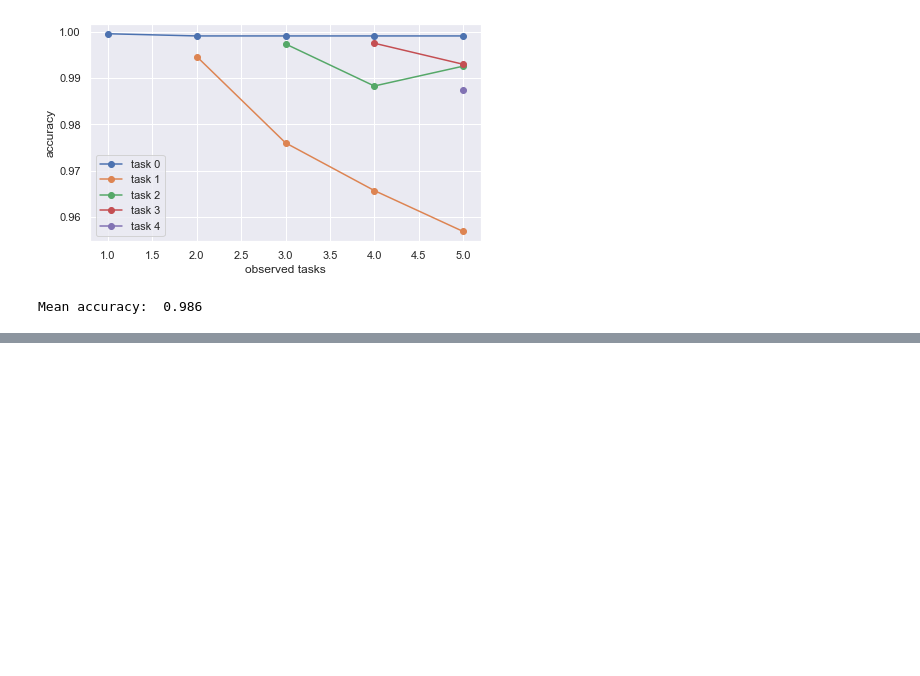
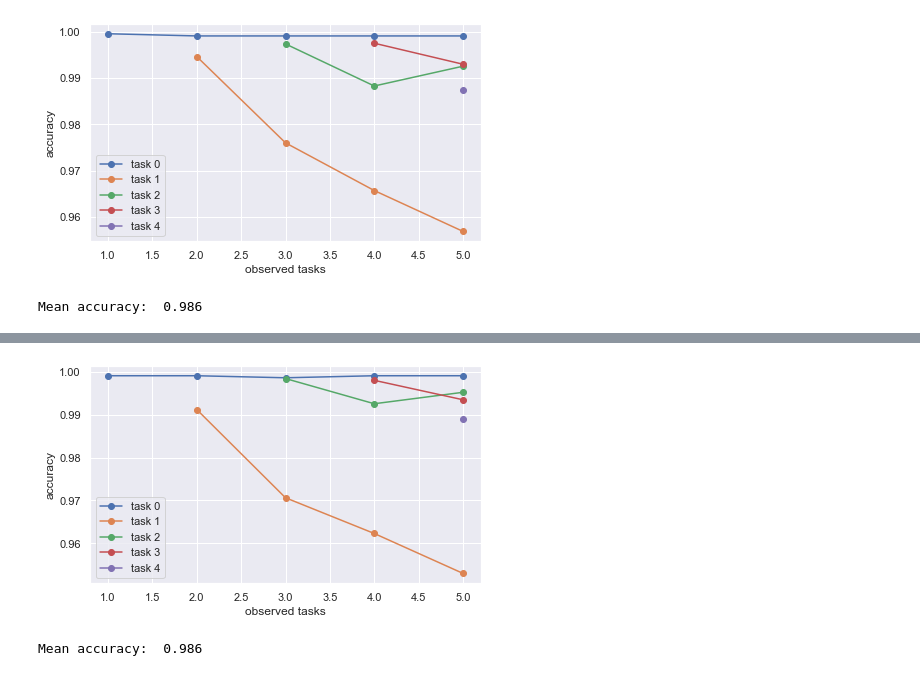
Before and after one commit to AndreevP/FRCL, a Jupyter notebook: notebooks/split_mnist.ipynb, the cells around one changed output, grey strips where cells are left out. Drawn from its saved outputs; the diff is of its cells as text; code cells hidden in the pictures; blank space fills up the shorter version.

```diff
--- a/notebooks/split_mnist.ipynb
+++ b/notebooks/split_mnist.ipynb
@@ -79,0 +106,7 @@ Mean accuracy:  0.986
+# %%
+mean_accuracy = np.mean(res[0][0].get_solver_estimations(len(task))[1])
+res[0][0].draw_task_estimations(len(task))
+print('Mean accuracy: ', round(mean_accuracy, 3))
+# %% [output]
+[figure, added]
+Mean accuracy:  0.986
```
Also changed, not shown: parts of 2 cells of this notebook.
